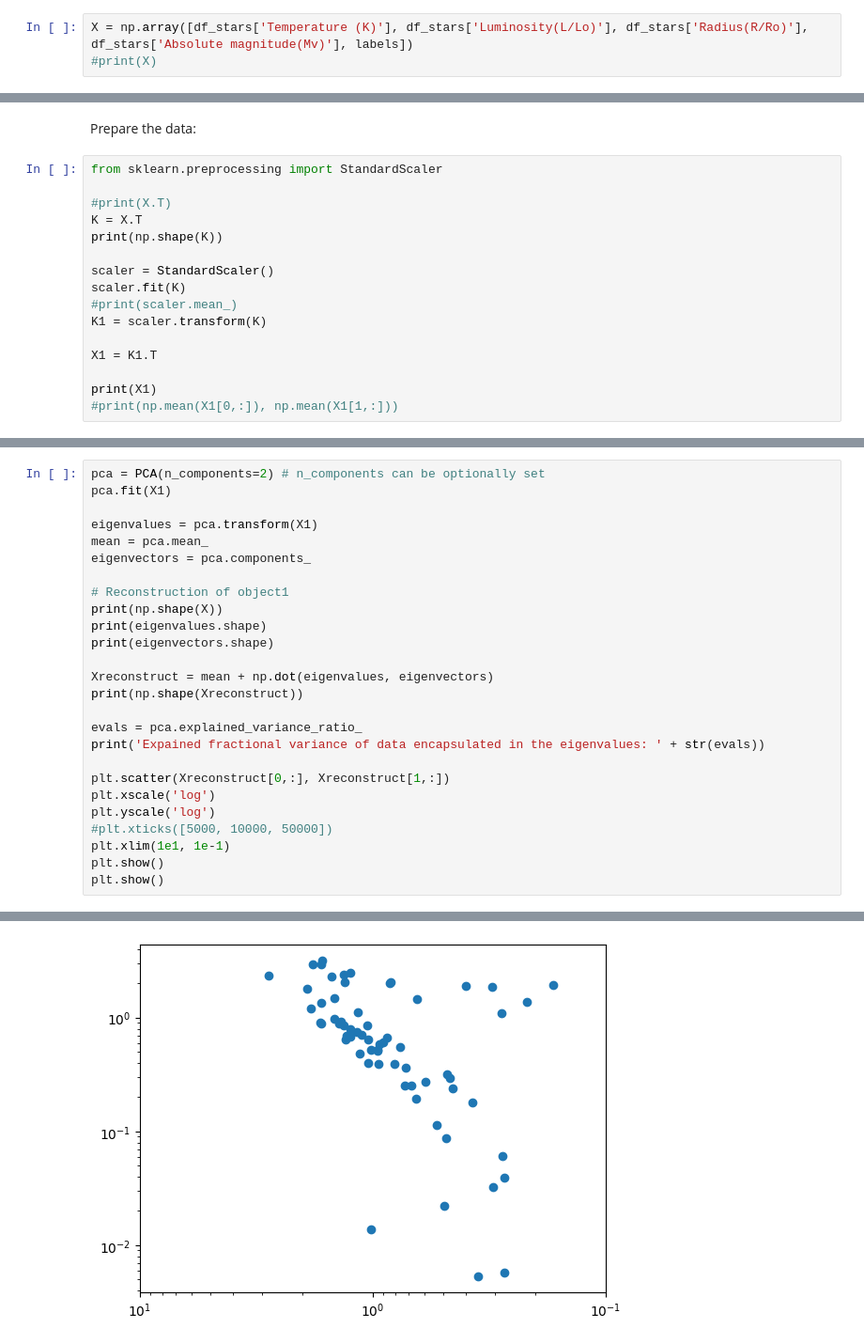
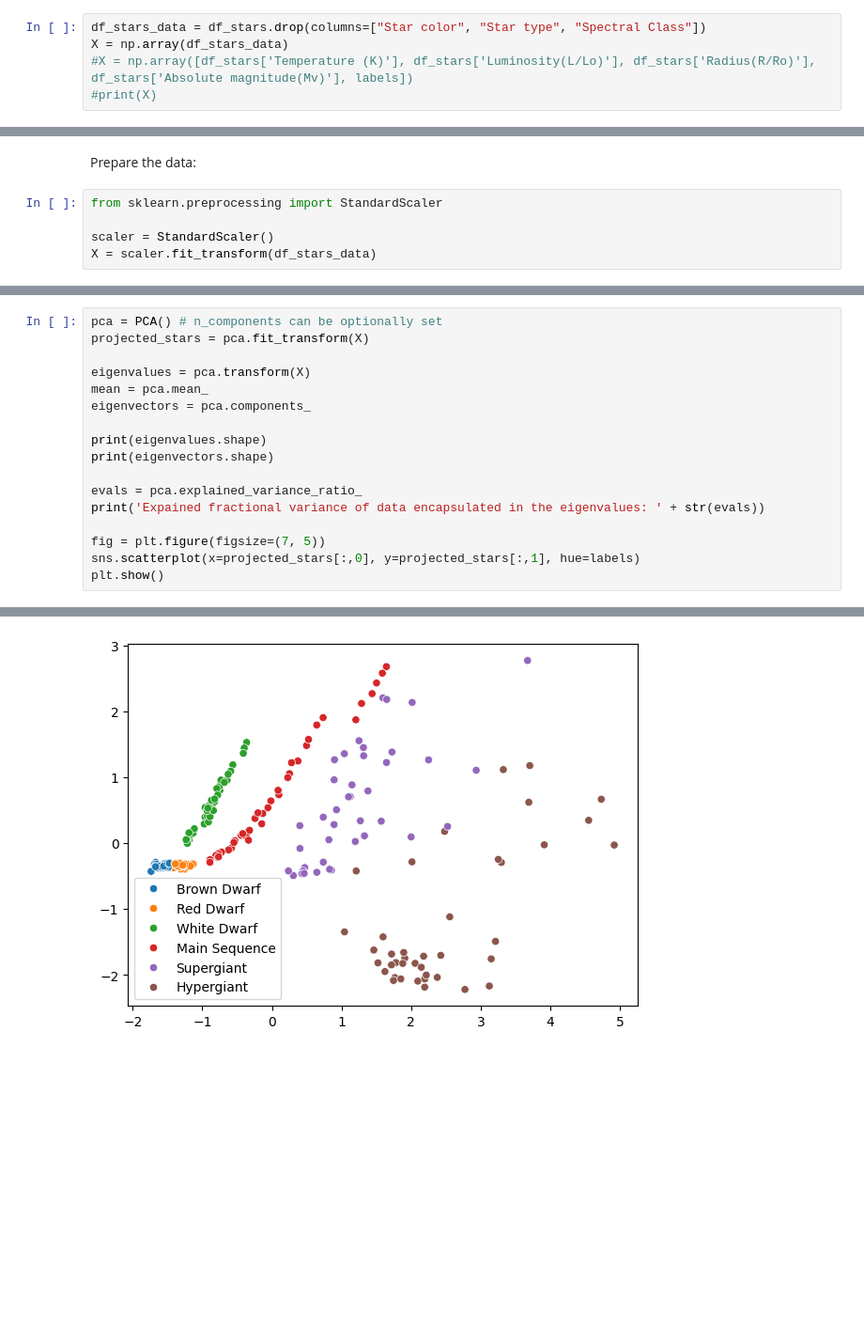
Before and after one commit to GiuliaConti/astrostatistics_bicocca_2024, a Jupyter notebook: working/E14_L15.ipynb, the cells around one changed output, grey strips where cells are left out. Shown at 94% size. Cells and saved outputs as stored; diff of their text form; blank space fills up the shorter version.

```diff
--- a/working/E14_L15.ipynb
+++ b/working/E14_L15.ipynb
@@ -92,5 +93,7 @@ plt.show()
 # %%
-X = np.array([df_stars['Temperature (K)'], df_stars['Luminosity(L/Lo)'], df_stars['Radius(R/Ro)'], df_stars['Absolute magnitude(Mv)'], labels])
+df_stars_data = df_stars.drop(columns=["Star color", "Star type", "Spectral Class"])
+X = np.array(df_stars_data)
+#X = np.array([df_stars['Temperature (K)'], df_stars['Luminosity(L/Lo)'], df_stars['Radius(R/Ro)'], df_stars['Absolute magnitude(Mv)'], labels])
 #print(X)
 # %%
 from sklearn.decomposition import PCA
@@ -141,16 +150,5 @@ Prepare the data:
 # %%
 from sklearn.preprocessing import StandardScaler
 
-#print(X.T)
-K = X.T
-print(np.shape(K))
-
 scaler = StandardScaler()
-scaler.fit(K)
-#print(scaler.mean_)
-K1 = scaler.transform(K)
-
-X1 = K1.T
-
-print(X1)
-#print(np.mean(X1[0,:]), np.mean(X1[1,:]))
+X = scaler.fit_transform(df_stars_data)
@@ -179,27 +155,18 @@ plt.show()
 # %%
-pca = PCA(n_components=2) # n_components can be optionally set
-pca.fit(X1)
+pca = PCA() # n_components can be optionally set
+projected_stars = pca.fit_transform(X)
 
-eigenvalues = pca.transform(X1)
+eigenvalues = pca.transform(X)
 mean = pca.mean_
 eigenvectors = pca.components_
 
-# Reconstruction of object1
-print(np.shape(X))
 print(eigenvalues.shape)
 print(eigenvectors.shape)
-
-Xreconstruct = mean + np.dot(eigenvalues, eigenvectors)
-print(np.shape(Xreconstruct))
 
 evals = pca.explained_variance_ratio_
 print('Expained fractional variance of data encapsulated in the eigenvalues: ' + str(evals))
 
-plt.scatter(Xreconstruct[0,:], Xreconstruct[1,:])
-plt.xscale('log')
-plt.yscale('log')
-#plt.xticks([5000, 10000, 50000])
-plt.xlim(1e1, 1e-1)
+fig = plt.figure(figsize=(7, 5))
+sns.scatterplot(x=projected_stars[:,0], y=projected_stars[:,1], hue=labels)
 plt.show()
-plt.show()
 # %% [output]
@@ -211 +176 @@ Expained fractional variance of data encapsulated in the eigenvalues: [0.5124134
-[figure, old version]
+[figure, new version]
```
Also changed, not shown: parts of 14 cells of this notebook.
